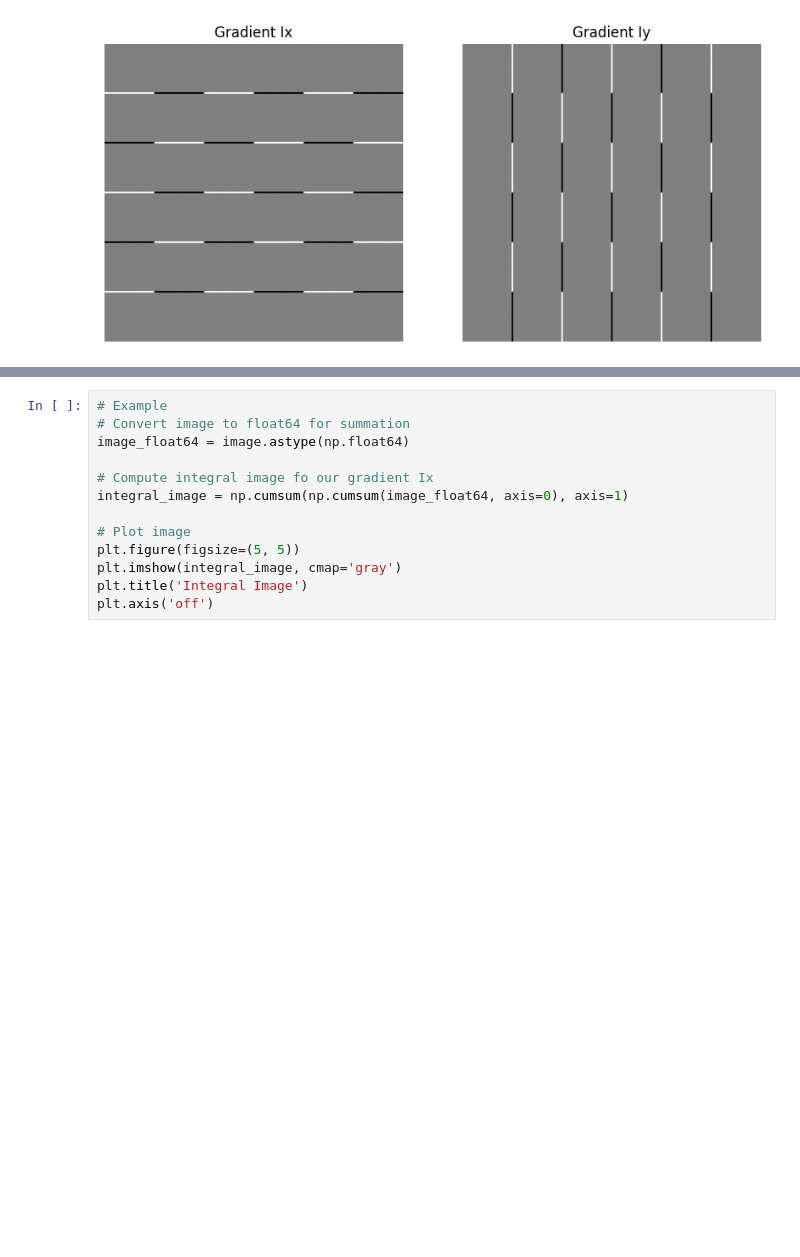
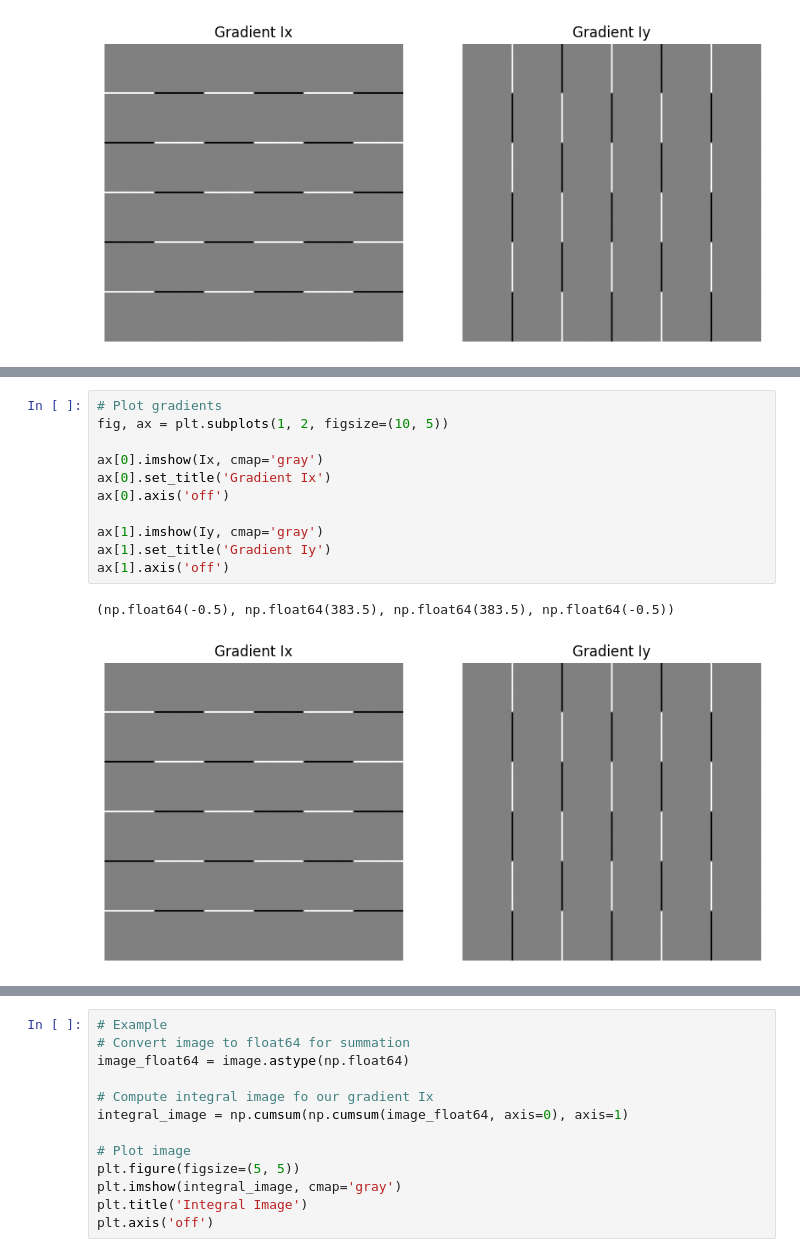
Before and after one commit to Logrus/learning-photogrammetric-computer-vision, a Jupyter notebook: 00_keypoints.ipynb, the cells around one changed output, grey strips where cells are left out. Cells and saved outputs as stored; diff of their text form; blank space fills up the shorter version.

```diff
--- a/00_keypoints.ipynb
+++ b/00_keypoints.ipynb
@@ -248,3 +265,17 @@ plt.show()
+# %%
+# Plot gradients
+fig, ax = plt.subplots(1, 2, figsize=(10, 5))
+
+ax[0].imshow(Ix, cmap='gray')
+ax[0].set_title('Gradient Ix')
+ax[0].axis('off')
+
+ax[1].imshow(Iy, cmap='gray')
+ax[1].set_title('Gradient Iy')
+ax[1].axis('off')
+# %% [output]
+(np.float64(-0.5), np.float64(383.5), np.float64(383.5), np.float64(-0.5))
+[figure, added]
 # %% [markdown]
 We now can use computed gradients to assemble a Structure Matrix.
 
```
Also changed, not shown: parts of 23 cells of this notebook, 8 other files.
